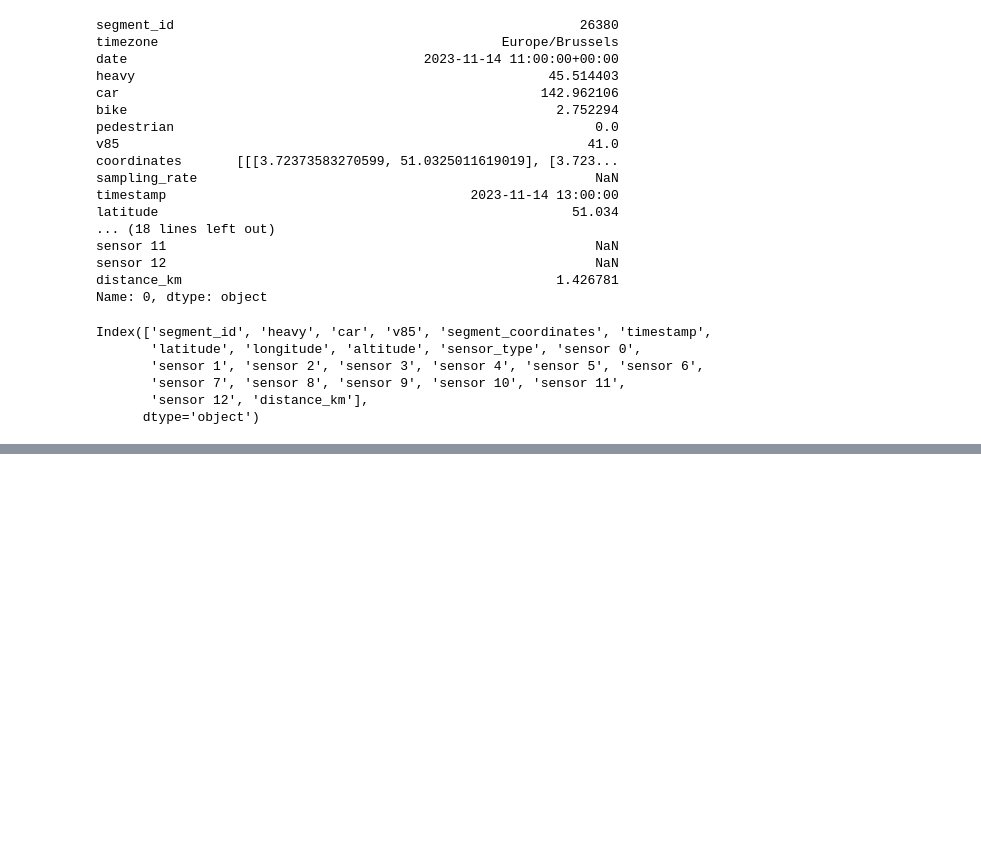
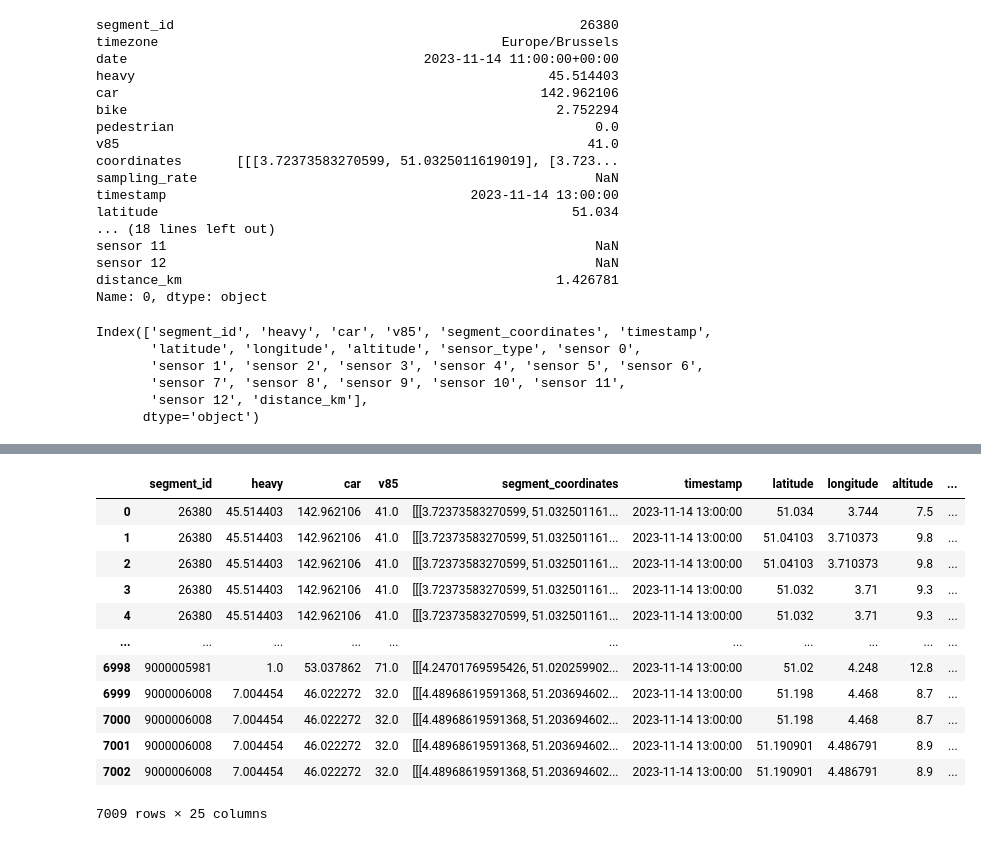
Before and after one commit to Seifeldin-Sabry/airene-etl, a Jupyter notebook: testing.ipynb, the cells around one changed output, grey strips where cells are left out. Cells and saved outputs as stored; diff of their text form; code cells hidden in the pictures; blank space fills up the shorter version.

```diff
--- a/testing.ipynb
+++ b/testing.ipynb
@@ -477,0 +490,19 @@ result
+# %%
+new_result = results
+new_result['id'] = results.index
+new_result.to_json(orient='records')
+new_result
+# %% [output]
+|  | segment_id | heavy | car | v85 | segment_coordinates | timestamp | latitude | longitude | altitude | ... |
+| 0 | 26380 | 45.514403 | 142.962106 | 41.0 | [[[3.72373583270599, 51.032501161... | 2023-11-14 13:00:00 | 51.034 | 3.744 | 7.5 | ... |
+| 1 | 26380 | 45.514403 | 142.962106 | 41.0 | [[[3.72373583270599, 51.032501161... | 2023-11-14 13:00:00 | 51.04103 | 3.710373 | 9.8 | ... |
+| 2 | 26380 | 45.514403 | 142.962106 | 41.0 | [[[3.72373583270599, 51.032501161... | 2023-11-14 13:00:00 | 51.04103 | 3.710373 | 9.8 | ... |
+| 3 | 26380 | 45.514403 | 142.962106 | 41.0 | [[[3.72373583270599, 51.032501161... | 2023-11-14 13:00:00 | 51.032 | 3.71 | 9.3 | ... |
+| 4 | 26380 | 45.514403 | 142.962106 | 41.0 | [[[3.72373583270599, 51.032501161... | 2023-11-14 13:00:00 | 51.032 | 3.71 | 9.3 | ... |
+| ... | ... | ... | ... | ... | ... | ... | ... | ... | ... | ... |
+| 6998 | 9000005981 | 1.0 | 53.037862 | 71.0 | [[[4.24701769595426, 51.020259902... | 2023-11-14 13:00:00 | 51.02 | 4.248 | 12.8 | ... |
+| 6999 | 9000006008 | 7.004454 | 46.022272 | 32.0 | [[[4.48968619591368, 51.203694602... | 2023-11-14 13:00:00 | 51.198 | 4.468 | 8.7 | ... |
+| 7000 | 9000006008 | 7.004454 | 46.022272 | 32.0 | [[[4.48968619591368, 51.203694602... | 2023-11-14 13:00:00 | 51.198 | 4.468 | 8.7 | ... |
+| 7001 | 9000006008 | 7.004454 | 46.022272 | 32.0 | [[[4.48968619591368, 51.203694602... | 2023-11-14 13:00:00 | 51.190901 | 4.486791 | 8.9 | ... |
+| 7002 | 9000006008 | 7.004454 | 46.022272 | 32.0 | [[[4.48968619591368, 51.203694602... | 2023-11-14 13:00:00 | 51.190901 | 4.486791 | 8.9 | ... |
+7009 rows × 25 columns
```
Also changed, not shown: parts of 3 cells of this notebook, 3 other files.
